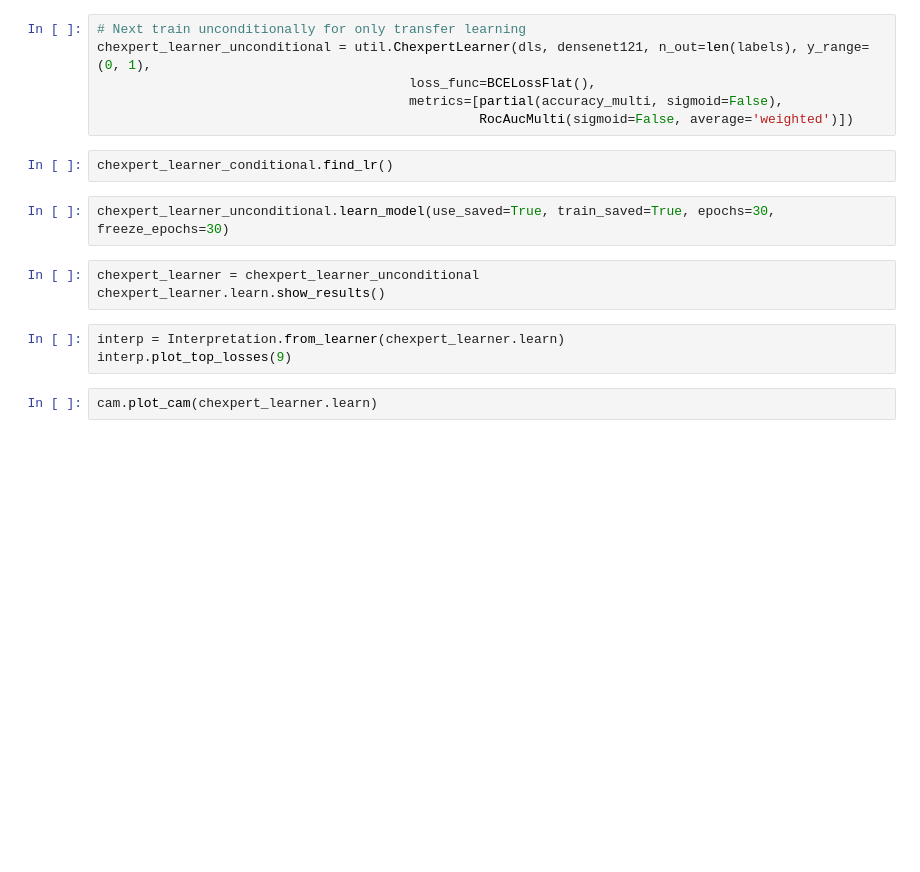
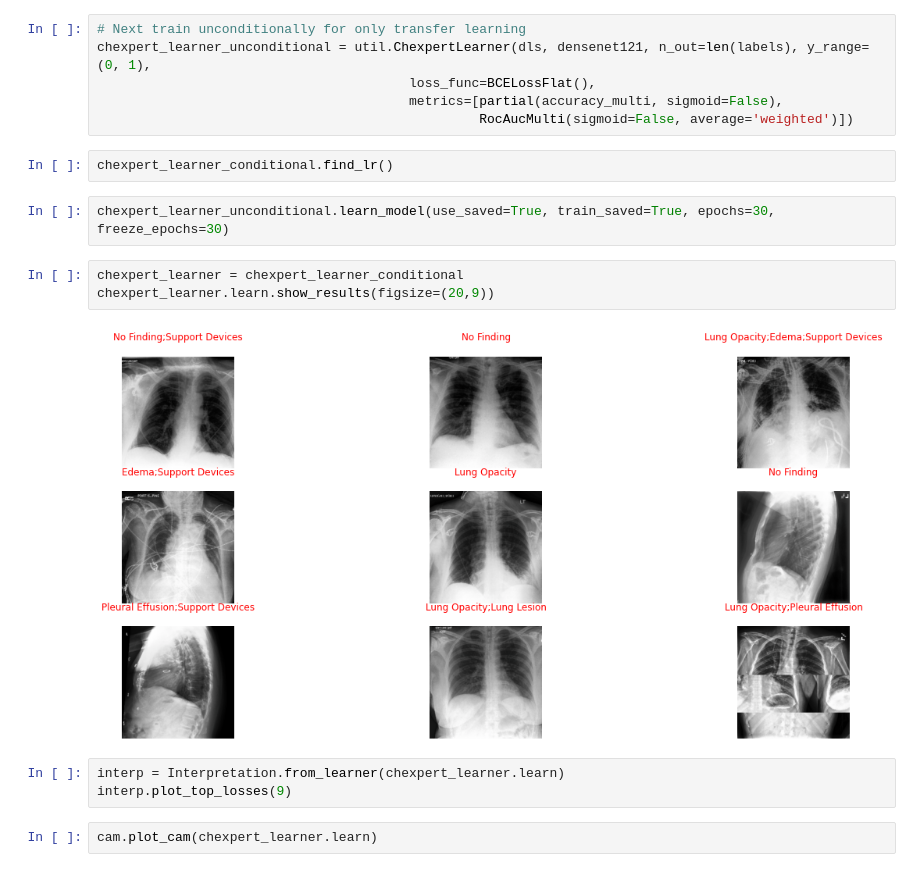
Before and after one commit to pujandave25/chexpert, a Jupyter notebook: models/densenet121_224_32_with_img_aug.ipynb, the cells around one changed output. Cells and saved outputs as stored; diff of their text form; blank space fills up the shorter version.

```diff
--- a/models/densenet121_224_32_with_img_aug.ipynb
+++ b/models/densenet121_224_32_with_img_aug.ipynb
@@ -28,8 +42,10 @@ chexpert_learner_conditional.find_lr()
 # %%
 chexpert_learner_unconditional.learn_model(use_saved=True, train_saved=True, epochs=30, freeze_epochs=30)
 # %%
-chexpert_learner = chexpert_learner_unconditional
-chexpert_learner.learn.show_results()
+chexpert_learner = chexpert_learner_conditional
+chexpert_learner.learn.show_results(figsize=(20,9))
+# %% [output]
+[figure, added]
 # %%
 interp = Interpretation.from_learner(chexpert_learner.learn)
 interp.plot_top_losses(9)
```
Also changed, not shown: parts of 5 cells of this notebook, 3 other files.
